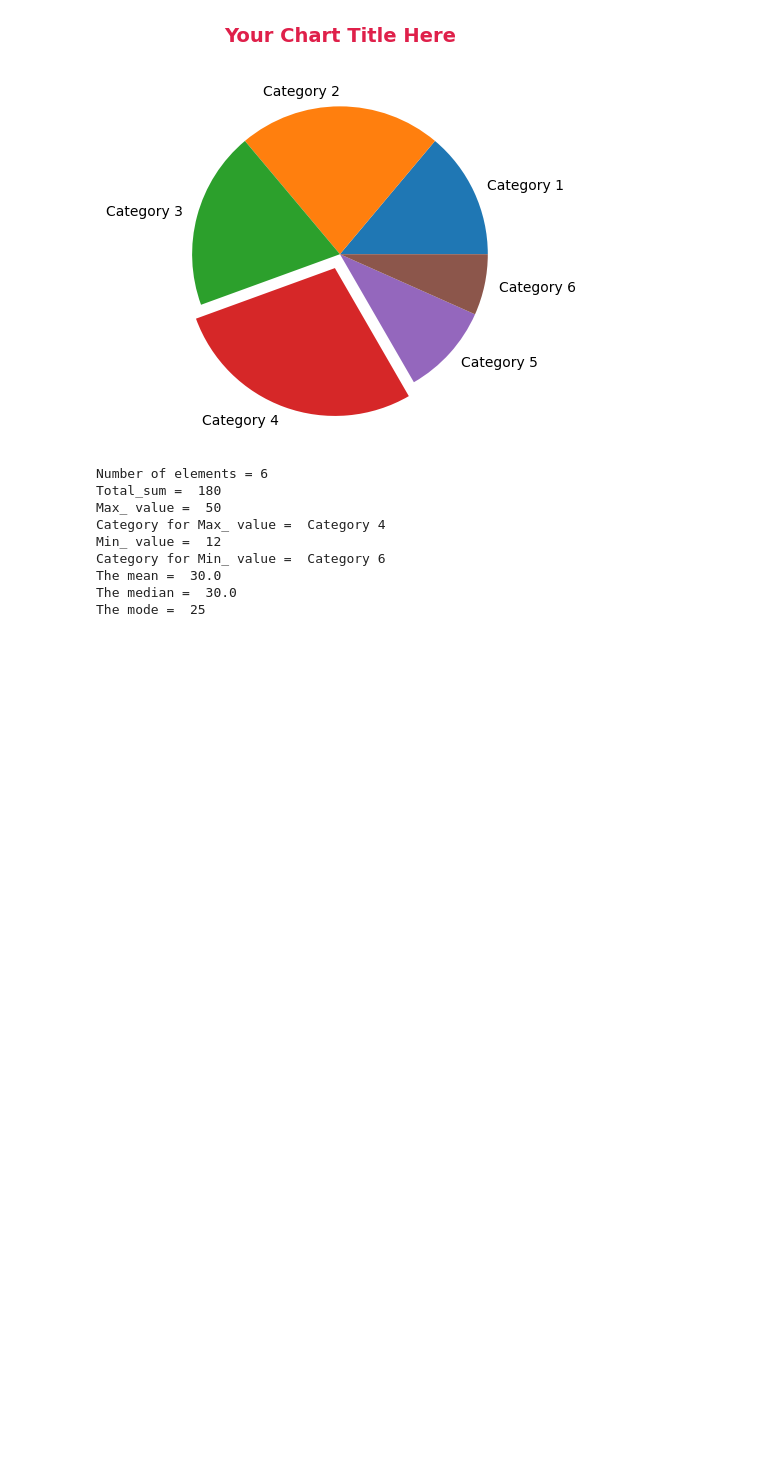
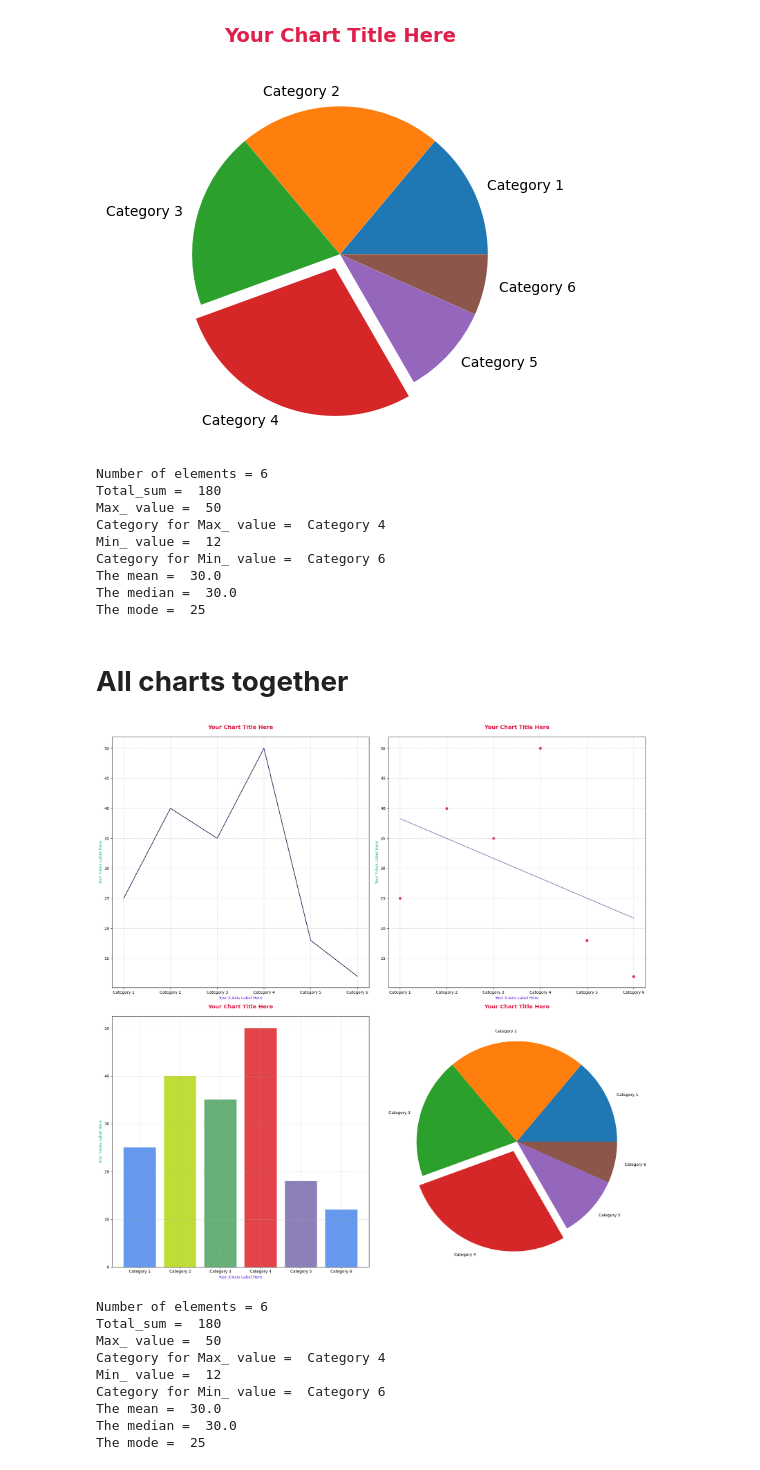
Before and after one commit to mfarouk2012-cell/Data-Visualization, a Jupyter notebook: simple-data-visualization.ipynb, the cells around one changed output. Cells and saved outputs as stored; diff of their text form; code cells hidden in the pictures; blank space fills up the shorter version.

```diff
--- a/simple-data-visualization.ipynb
+++ b/simple-data-visualization.ipynb
@@ -214,3 +216,58 @@ Category for Min_ value =  Category 6
 The mean =  30.0
 The median =  30.0
 The mode =  25
+# %% [markdown]
+# **All charts together**
+# %%
+# Create a single figure with 4 subplots
+plt.figure(figsize=(20, 20))  # Wider figure to accommodate 4 plots
+
+# Subplot 1: Line plot
+plt.subplot(2, 2, 1)
+plt.plot(x, y, color="#1E1149")
+plt.title(chart_title, fontweight='bold', fontsize=14, pad=20, color=color1)
+plt.xlabel(x_axis_label, color=color2)
+plt.ylabel(y_axis_label, color=color3)
+plt.grid(True, linestyle='--', alpha=0.6)
+
+# Subplot 2: Scatter plot with regression line
+plt.subplot(2, 2, 2)
+plt.scatter(x_numeric, y, marker='.', s=150, color="#E0296F")
+m, c = np.polyfit(x_numeric, y, 1)
+plt.plot(x_numeric, m * x_numeric + c, color='#8172B2')
+plt.xticks(x_numeric, x)
+plt.title(chart_title, fontweight='bold', fontsize=14, pad=20, color=color1)
+plt.xlabel(x_axis_label, color=color2)
+plt.ylabel(y_axis_label, color=color3)
+plt.grid(True, linestyle='--', alpha=0.6)
+
+# Subplot 3: Bar chart
+plt.subplot(2, 2, 3)
+plt.bar(x, y, align='center', alpha=0.9, color=colors)
+plt.title(chart_title, fontweight='bold', fontsize=14, pad=20, color=color1)
+plt.xlabel(x_axis_label, color=color2)
+plt.ylabel(y_axis_label, color=color3)
+plt.grid(True, linestyle='--', alpha=0.6)
+
+# Subplot 4: Pie chart
+plt.subplot(2, 2, 4)
+plt.pie(y, labels=x, explode=explode)
+plt.title(chart_title, fontweight='bold', fontsize=14, pad=20, color=color1)
+
+# Adjust layout and show ALL plots together
+plt.tight_layout()
+plt.show()
+
+# Printing statistical calculations
+statistical_calculations()
+# %% [output]
+[figure, added]
+Number of elements = 6
+Total_sum =  180
+Max_ value =  50
+Category for Max_ value =  Category 4
+Min_ value =  12
+Category for Min_ value =  Category 6
+The mean =  30.0
+The median =  30.0
+The mode =  25
```
Also changed, not shown: parts of 3 cells of this notebook.
